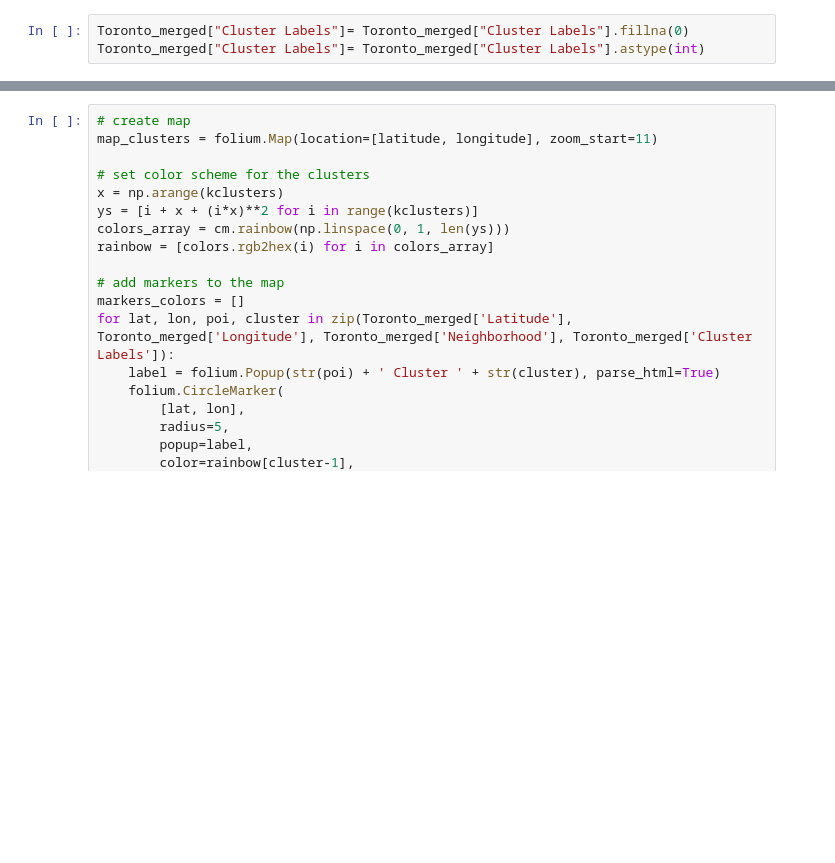
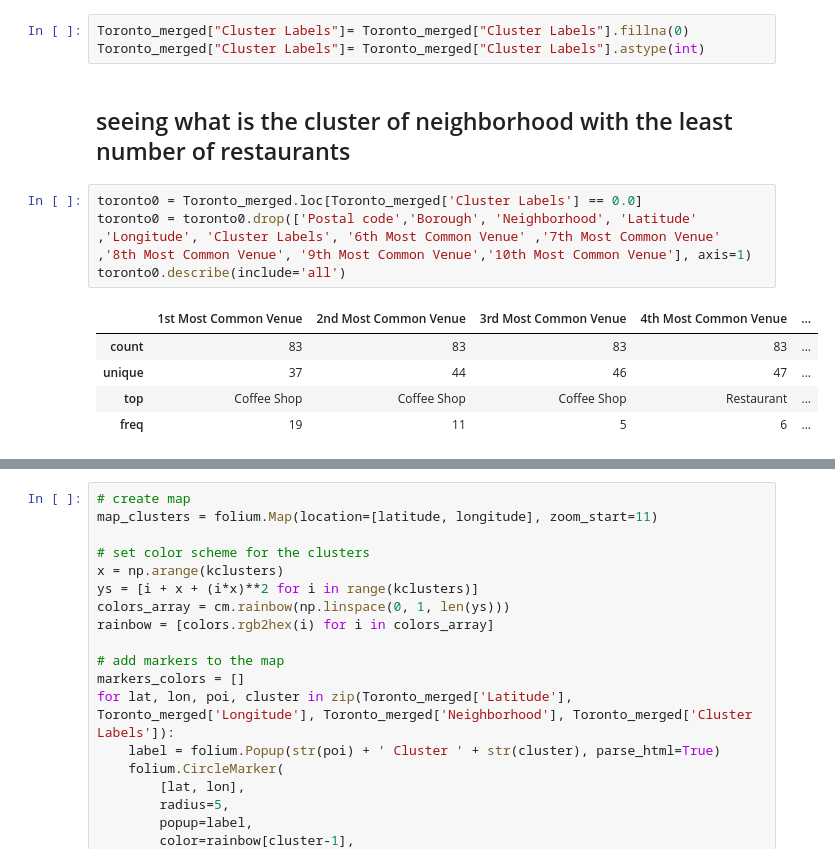
Before and after one commit to abdelrhmanwahdan/capstone-data-science, a Jupyter notebook: capstone.ipynb, the cells around one changed output, grey strips where cells are left out. Cells and saved outputs as stored; diff of their text form; blank space fills up the shorter version.

```diff
--- a/capstone.ipynb
+++ b/capstone.ipynb
@@ -367,3 +371,15 @@ Finally, let's visualize the resulting clusters
 # %%
 Toronto_merged["Cluster Labels"]= Toronto_merged["Cluster Labels"].fillna(0)
 Toronto_merged["Cluster Labels"]= Toronto_merged["Cluster Labels"].astype(int)
+# %% [markdown]
+## seeing what is the cluster of neighborhood with the least number of restaurants
+# %%
+toronto0 = Toronto_merged.loc[Toronto_merged['Cluster Labels'] == 0.0]
+toronto0 = toronto0.drop(['Postal code','Borough', 'Neighborhood', 'Latitude' ,'Longitude', 'Cluster Labels', '6th Most Common Venue' ,'7th Most Common Venue' ,'8th Most Common Venue', '9th Most Common Venue','10th Most Common Venue'], axis=1)
+toronto0.describe(include='all')
+# %% [output]
+|  | 1st Most Common Venue | 2nd Most Common Venue | 3rd Most Common Venue | 4th Most Common Venue | ... |
+| count | 83 | 83 | 83 | 83 | ... |
+| unique | 37 | 44 | 46 | 47 | ... |
+| top | Coffee Shop | Coffee Shop | Coffee Shop | Restaurant | ... |
+| freq | 19 | 11 | 5 | 6 | ... |
```
Also changed, not shown: parts of 17 cells of this notebook, 1 other file.
